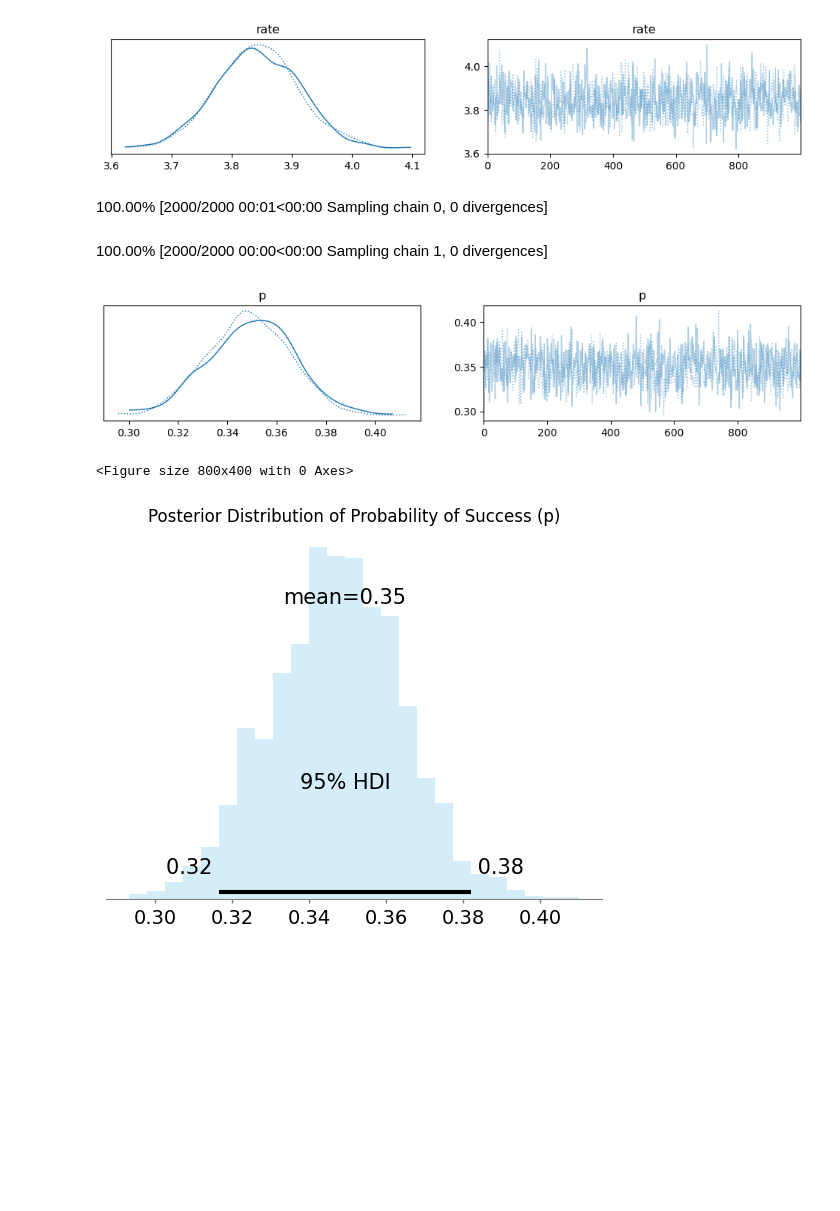
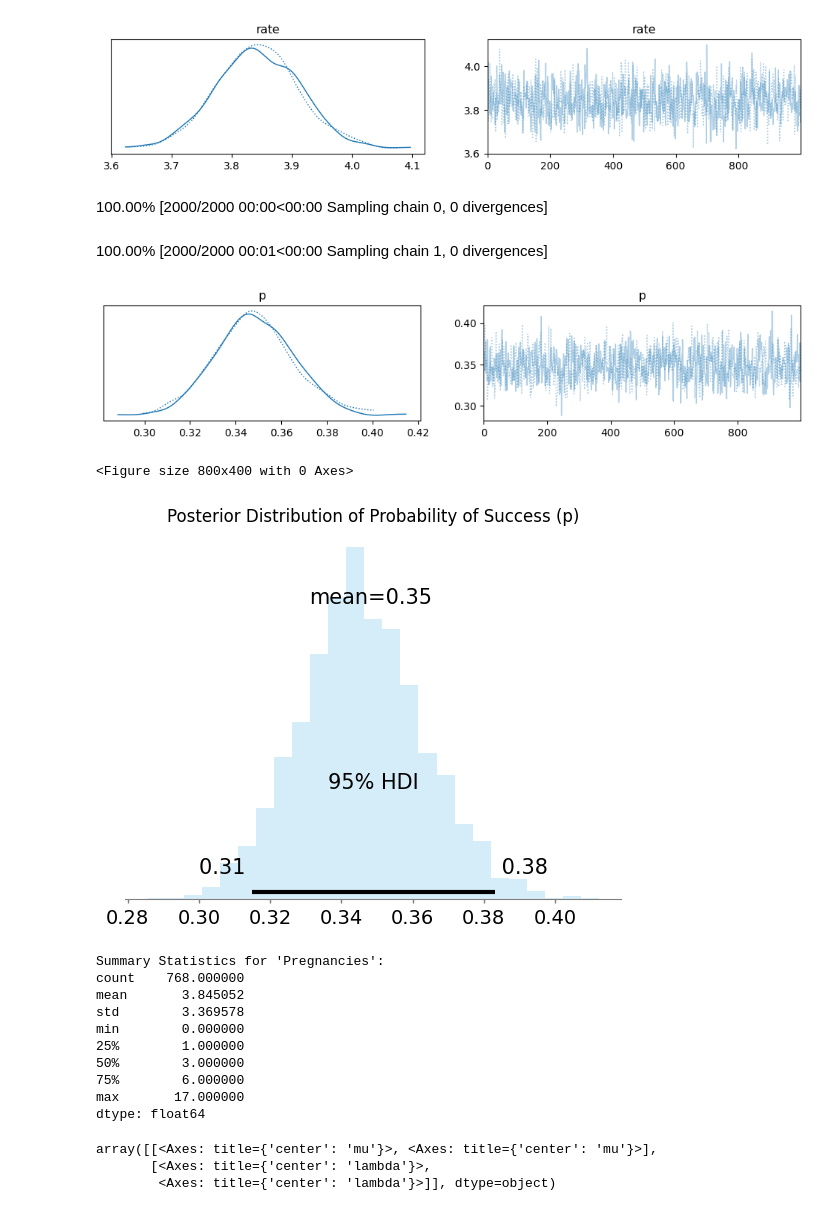
Before and after one commit to VinayakMaharaj/STA365-HW, a Jupyter notebook: STA365_HW3.ipynb, the cells around one changed output. Cells and saved outputs as stored; diff of their text form; code cells hidden in the pictures; blank space fills up the shorter version.

```diff
--- a/STA365_HW3.ipynb
+++ b/STA365_HW3.ipynb
@@ -117,34 +149,56 @@ import matplotlib.pyplot as plt
 df = pd.read_csv('diabetes.csv')
 
 # Step 2: Extract the column for analysis
 # Replace 'column_name' with the actual column name
 data_column = df['Outcome'].values  # Assuming 'Outcome' is the categorical column
 
 # Step 3: Specify PyMC Binomial Model
 binomial_model = pm.Model()
 with binomial_model:
     # Define prior for probability of success (p)
     p = pm.Beta("p", alpha=1, beta=1)
 
     # Define likelihood for the observed binary data
     obs = pm.Binomial("obs", n=len(data_column), p=p, observed=sum(data_column))
 
 # Step 4: Perform MCMC Sampling
 with binomial_model:
     idata_binomial = pm.sample()
 
 # Step 5: Analyze Results
 az.summary(idata_binomial, round_to=2)
 az.plot_trace(idata_binomial)
 
 # Visualize the posterior distribution for the probability of success (p)
 plt.figure(figsize=(8, 4))
 az.plot_posterior(idata_binomial, var_names=["p"], kind="hist", bins=25, color="skyblue", hdi_prob=0.95)
 plt.title("Posterior Distribution of Probability of Success (p)")
 plt.show()
+# Additional summary statistics for the 'data_column'
+print("Summary Statistics for 'Pregnancies':")
+print(pd.Series(pregnancies_column).describe())
+
+# ... (your existing code)
+
+# Step 5: Analyze Results
+az.summary(idata, round_to=2)
+az.plot_trace(idata)
 # %% [output]
-100.00% [2000/2000 00:01<00:00 Sampling chain 0, 0 divergences]
+100.00% [2000/2000 00:00<00:00 Sampling chain 0, 0 divergences]
-100.00% [2000/2000 00:00<00:00 Sampling chain 1, 0 divergences]
+100.00% [2000/2000 00:01<00:00 Sampling chain 1, 0 divergences]
-[figure, old version]
+[figure, new version]
 <Figure size 800x400 with 0 Axes>
-[figure, old version]
+[figure, new version]
+Summary Statistics for 'Pregnancies':
+count    768.000000
+mean       3.845052
+std        3.369578
+min        0.000000
+25%        1.000000
+50%        3.000000
+75%        6.000000
+max       17.000000
+dtype: float64
+array([[<Axes: title={'center': 'mu'}>, <Axes: title={'center': 'mu'}>],
+       [<Axes: title={'center': 'lambda'}>,
+        <Axes: title={'center': 'lambda'}>]], dtype=object)
```
Also changed, not shown: parts of 3 cells of this notebook.
